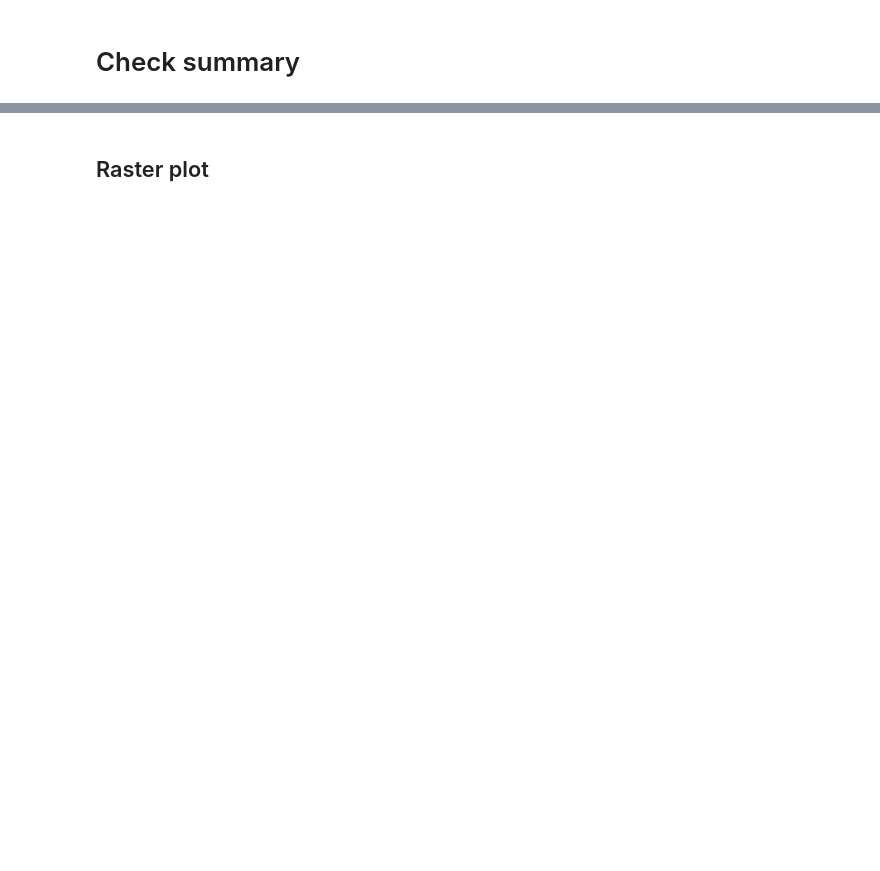
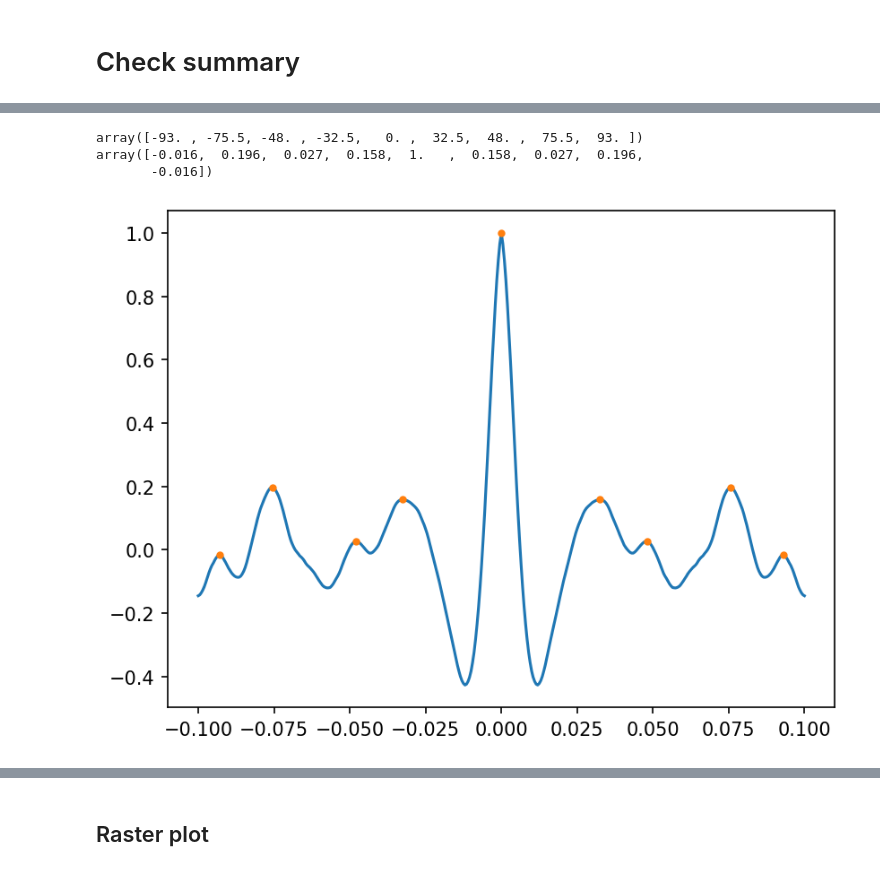
Before and after one commit to jyKim-97/hh_neuralnet, a Jupyter notebook: three_pop_mpi/asym_link_analysis.ipynb, the cells around one changed output, grey strips where cells are left out. Drawn from its saved outputs; the diff is of its cells as text; code cells hidden in the pictures; blank space fills up the shorter version.

```diff
--- a/three_pop_mpi/asym_link_analysis.ipynb
+++ b/three_pop_mpi/asym_link_analysis.ipynb
@@ -259,0 +314,18 @@ print(t_cc)
+# %%
+from scipy.signal import find_peaks
+from scipy.signal import correlate
+
+ind_peaks, _ = find_peaks(cc)
+# %%
+from pprint import pprint
+
+plt.figure()
+plt.plot(tlag, cc)
+plt.plot(tlag[ind_peaks], cc[ind_peaks], '.')
+pprint(np.round(tlag[ind_peaks]*1e3, 1))
+pprint(np.round(cc[ind_peaks], 3))
+# %% [output]
+array([-93. , -75.5, -48. , -32.5,   0. ,  32.5,  48. ,  75.5,  93. ])
+array([-0.016,  0.196,  0.027,  0.158,  1.   ,  0.158,  0.027,  0.196,
+       -0.016])
+[figure, added]
```
Also changed, not shown: parts of 77 cells of this notebook, 1 other file.
